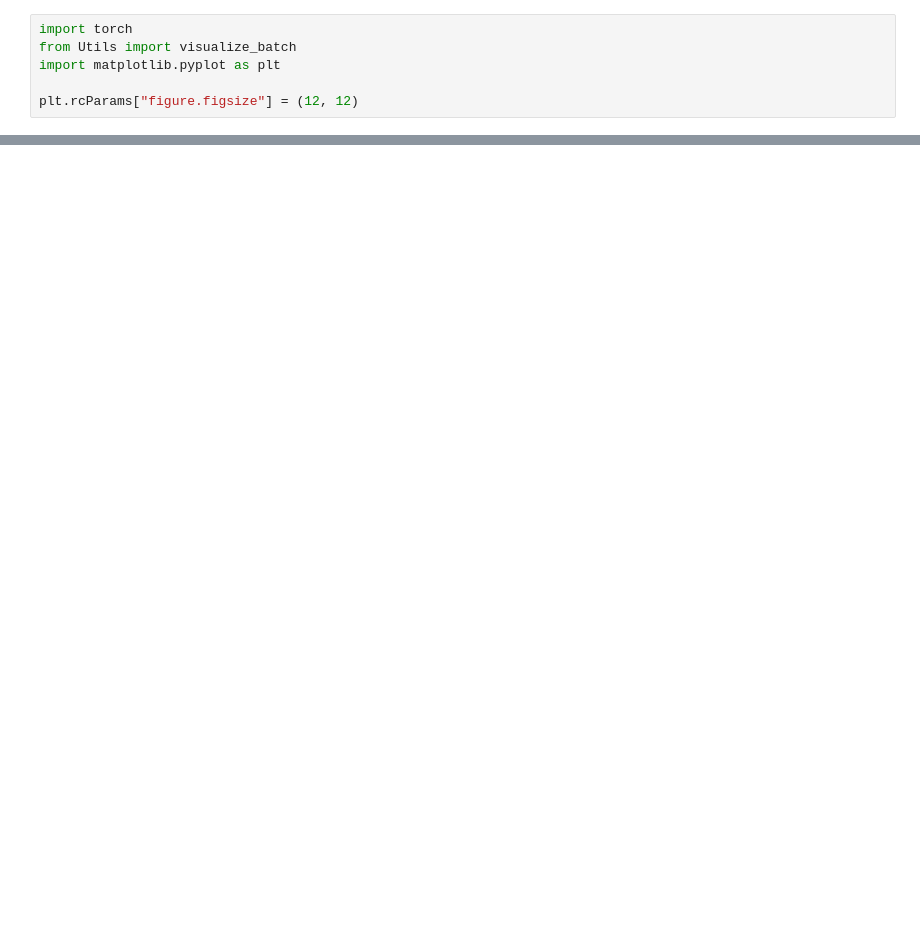
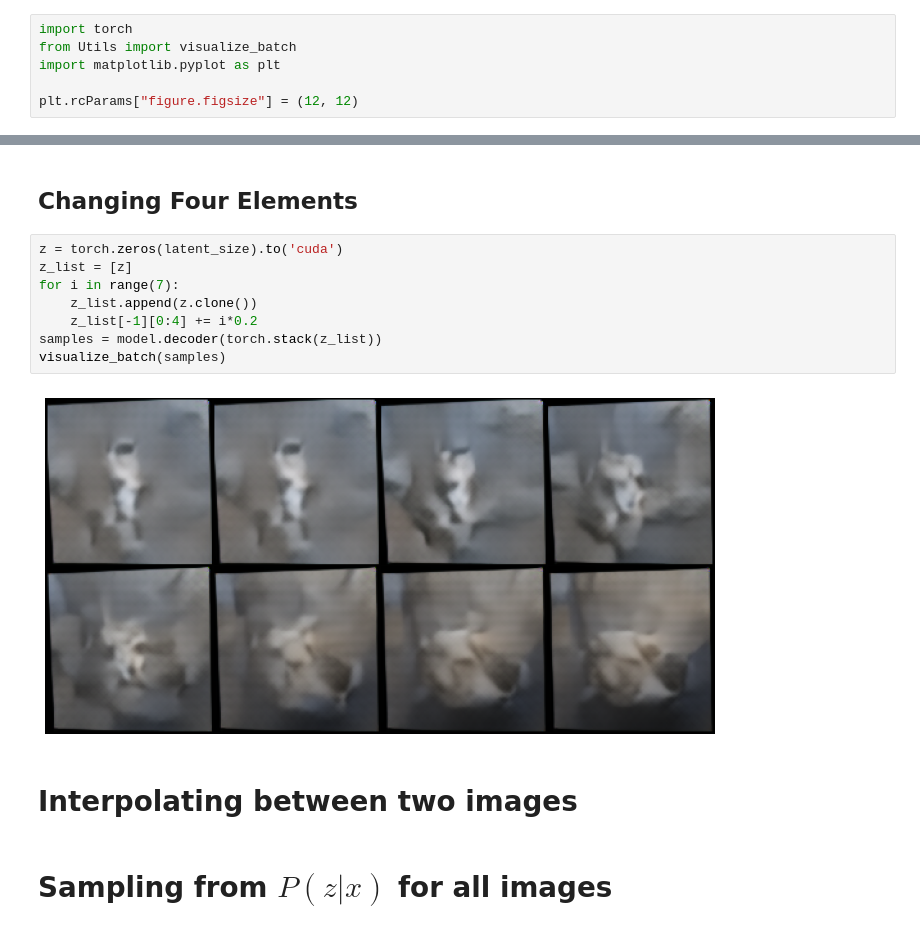
Before and after one commit to yuvalgos/FakeShmoot, a Jupyter notebook: SampleAndVisualize.ipynb, the cells around one changed output, grey strips where cells are left out. Drawn from its saved outputs; the diff is of its cells as text; blank space fills up the shorter version.

```diff
--- a/SampleAndVisualize.ipynb
+++ b/SampleAndVisualize.ipynb
@@ -26,0 +78,16 @@ visualize_batch(samples)
+# %% [markdown]
+## Changing Four Elements
+# %%
+z = torch.zeros(latent_size).to('cuda')
+z_list = [z]
+for i in range(7):
+    z_list.append(z.clone())
+    z_list[-1][0:4] += i*0.2
+samples = model.decoder(torch.stack(z_list))
+visualize_batch(samples)
+# %% [output]
+[figure, added]
+# %% [markdown]
+# Interpolating between two images
+# %% [markdown]
+# Sampling from $P(z|x)$ for all images
```
Also changed, not shown: parts of 12 cells of this notebook, 5 other files.
